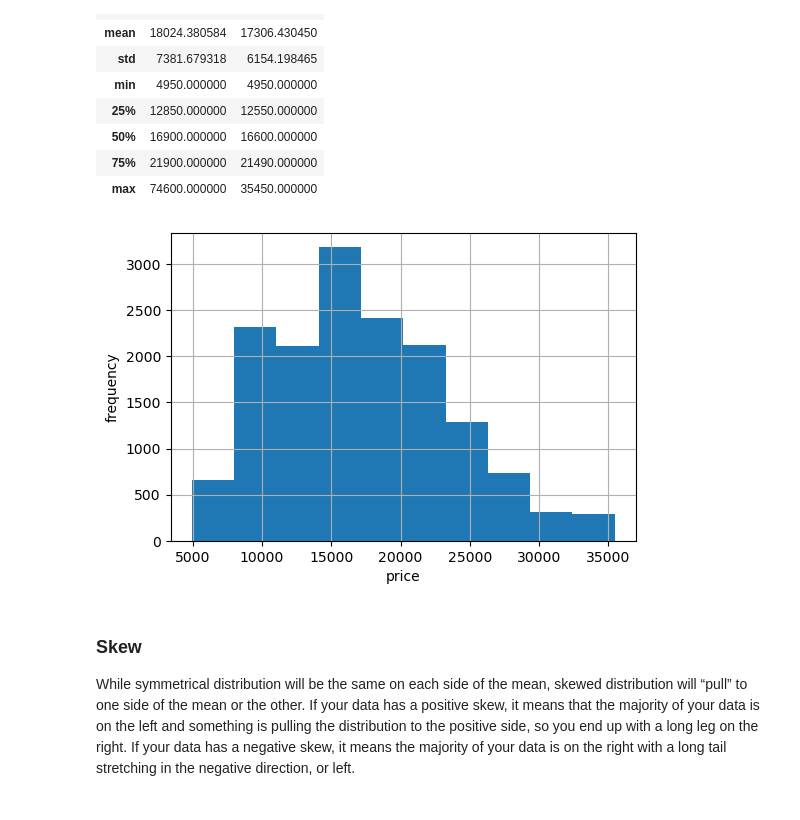
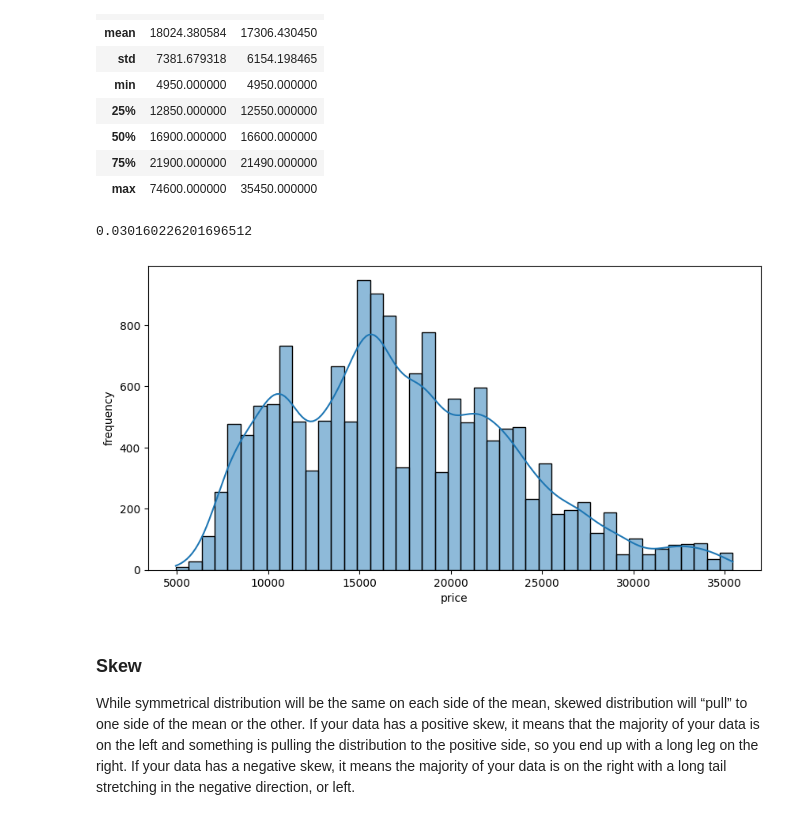
Before and after one commit to yatesmac/car_price_prediction, a Jupyter notebook: notebooks/data_exploration.ipynb, the cells around one changed output. Saved outputs shown, nothing was run; the diff lists cells and outputs as text; code cells hidden in the pictures.

```diff
--- a/notebooks/data_exploration.ipynb
+++ b/notebooks/data_exploration.ipynb
@@ -328,14 +371,20 @@ pd.DataFrame(
 | 50% | 16900.000000 | 16600.000000 |
 | 75% | 21900.000000 | 21490.000000 |
 | max | 74600.000000 | 35450.000000 |
+# %%
+# Percentage of Outliers
+float((price['count']-sans_outliers['count'])/price['count'])
+# %% [output]
+0.030160226201696512
 # %%
 # Histogram of price
-df['price'].hist(figsize=(6, 4))
+plt.figure(figsize=(10, 5))
+sns.histplot(data=df['price'], kde=True)
 plt.xlabel('price')
 plt.ylabel('frequency')
 plt.show()
 # %% [output]
-[figure, old version]
+[figure, new version]
 # %% [markdown]
 ### Skew
 
```
Also changed, not shown: parts of 10 cells of this notebook, 4 other files.
